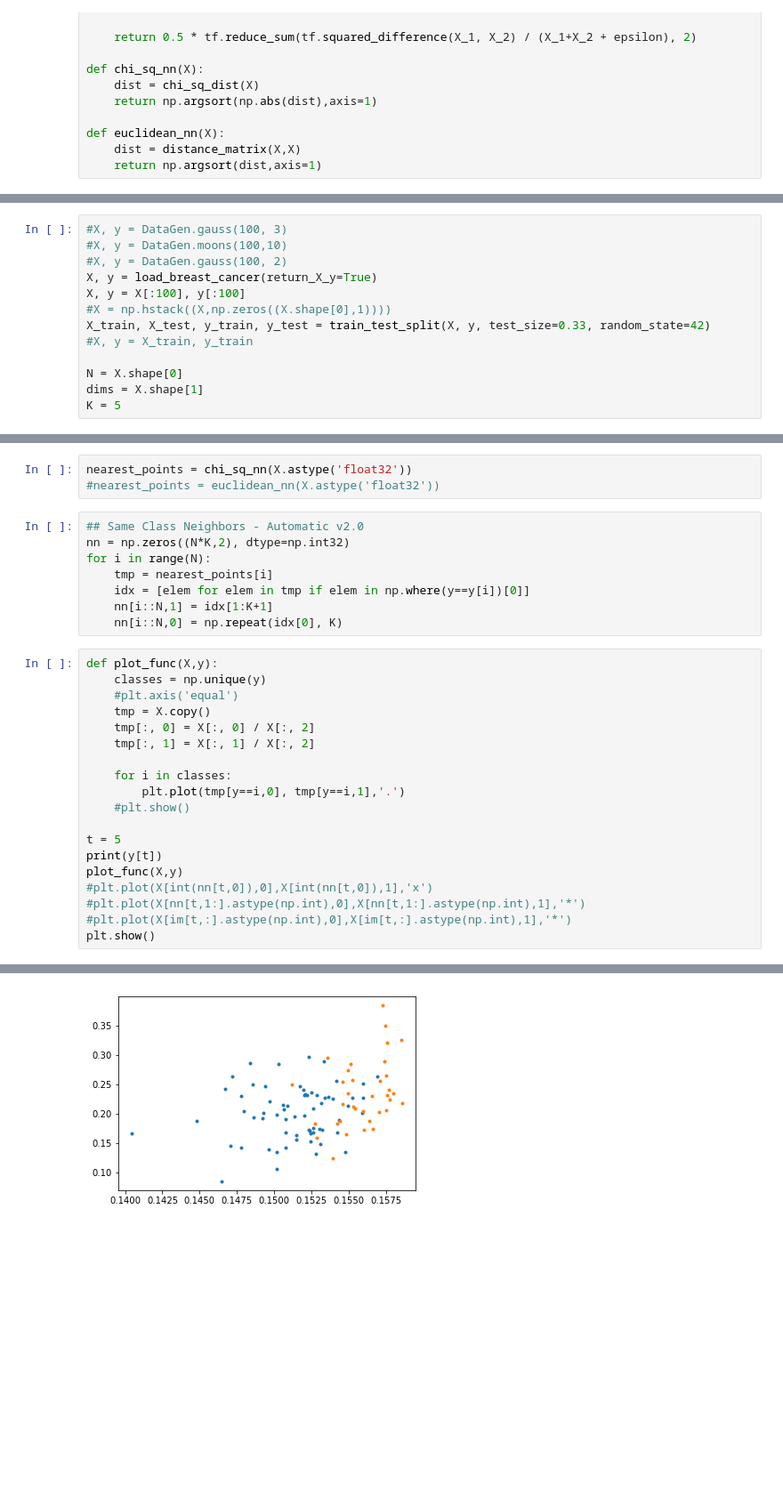
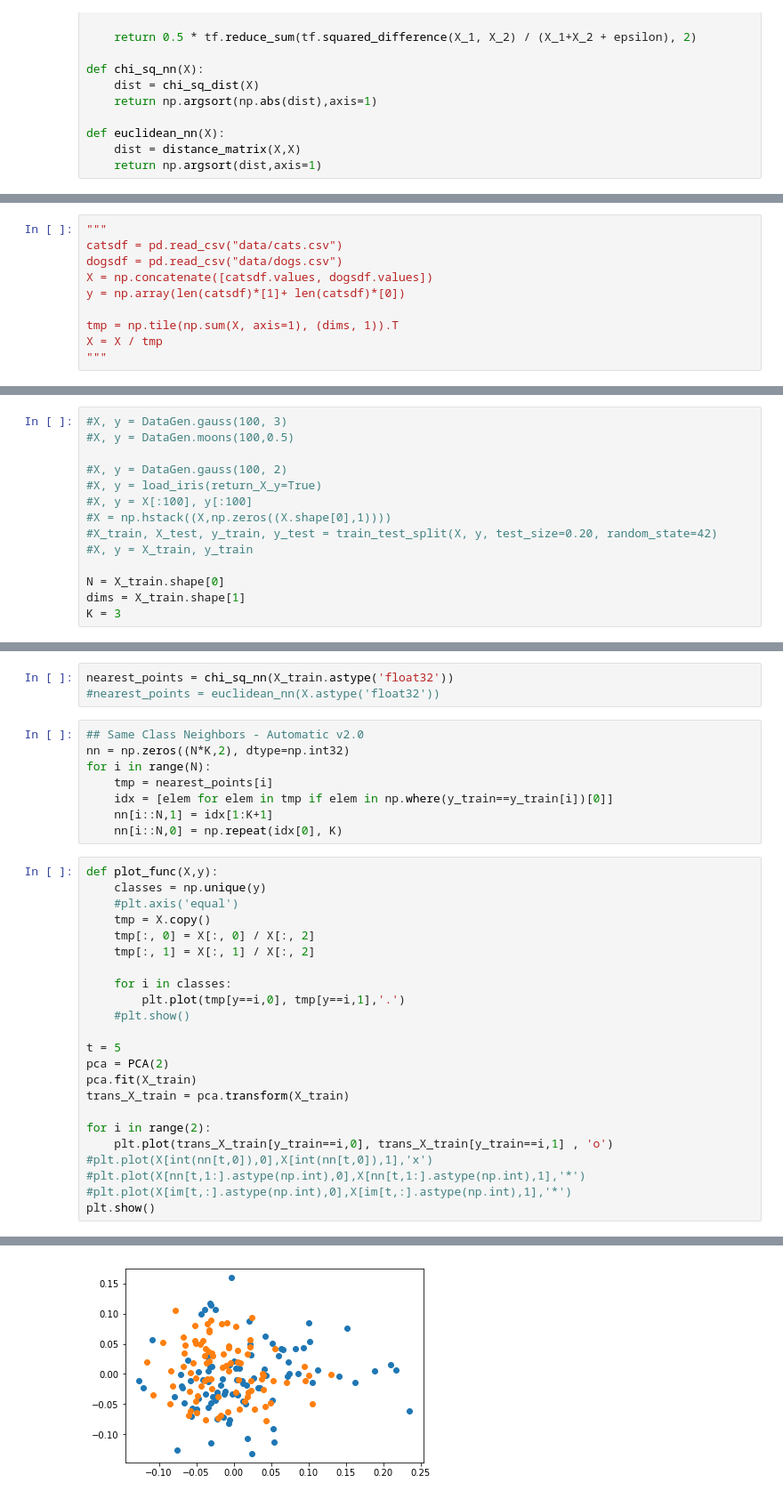
Before and after one commit to ChristianIngwersen/Non-Linear-Metric-Learning, a Jupyter notebook: Experimenting.ipynb, the cells around one changed output, grey strips where cells are left out. Shown: that part at 89% size. Cells and saved outputs as stored; diff of their text form; blank space fills up the shorter version.

```diff
--- a/Experimenting.ipynb
+++ b/Experimenting.ipynb
@@ -34,0 +44,10 @@ def euclidean_nn(X):
+# %%
+"""
+catsdf = pd.read_csv("data/cats.csv")
+dogsdf = pd.read_csv("data/dogs.csv")
+X = np.concatenate([catsdf.values, dogsdf.values])
+y = np.array(len(catsdf)*[1]+ len(catsdf)*[0])
+
+tmp = np.tile(np.sum(X, axis=1), (dims, 1)).T
+X = X / tmp
+"""
@@ -35,16 +56,17 @@ def euclidean_nn(X):
 # %%
 #X, y = DataGen.gauss(100, 3)
-#X, y = DataGen.moons(100,10)
+#X, y = DataGen.moons(100,0.5)
+
 #X, y = DataGen.gauss(100, 2)
-X, y = load_breast_cancer(return_X_y=True)
-X, y = X[:100], y[:100]
+#X, y = load_iris(return_X_y=True)
+#X, y = X[:100], y[:100]
 #X = np.hstack((X,np.zeros((X.shape[0],1))))
-X_train, X_test, y_train, y_test = train_test_split(X, y, test_size=0.33, random_state=42)
+#X_train, X_test, y_train, y_test = train_test_split(X, y, test_size=0.20, random_state=42)
 #X, y = X_train, y_train
 
-N = X.shape[0]
-dims = X.shape[1]
-K = 5
+N = X_train.shape[0]
+dims = X_train.shape[1]
+K = 3
 # %%
 knc = KNeighborsClassifier(n_neighbors=K, algorithm='ball_tree', metric='pyfunc',
                            metric_params={'func': single_chi_sq_dist})
@@ -57,12 +81,12 @@ acc
 # %%
-nearest_points = chi_sq_nn(X.astype('float32'))
+nearest_points = chi_sq_nn(X_train.astype('float32'))
 #nearest_points = euclidean_nn(X.astype('float32'))
 # %%
 ## Same Class Neighbors - Automatic v2.0
 nn = np.zeros((N*K,2), dtype=np.int32)
 for i in range(N):
     tmp = nearest_points[i]
-    idx = [elem for elem in tmp if elem in np.where(y==y[i])[0]]
+    idx = [elem for elem in tmp if elem in np.where(y_train==y_train[i])[0]]
     nn[i::N,1] = idx[1:K+1]
     nn[i::N,0] = np.repeat(idx[0], K)
 # %%
@@ -78,8 +102,12 @@ def plot_func(X,y):
     #plt.show()
 
 t = 5
-print(y[t])
-plot_func(X,y)
+pca = PCA(2)
+pca.fit(X_train)
+trans_X_train = pca.transform(X_train)
+
+for i in range(2):
+    plt.plot(trans_X_train[y_train==i,0], trans_X_train[y_train==i,1] , 'o')
 #plt.plot(X[int(nn[t,0]),0],X[int(nn[t,0]),1],'x')
 #plt.plot(X[nn[t,1:].astype(np.int),0],X[nn[t,1:].astype(np.int),1],'*')
 #plt.plot(X[im[t,:].astype(np.int),0],X[im[t,:].astype(np.int),1],'*')
@@ -89,3 +116,3 @@ plt.show()
-[figure, old version]
+[figure, new version]
 # %%
 def get_impostors(D, nn, y, margin):
```
Also changed, not shown: parts of 22 cells of this notebook, 1 other file.
